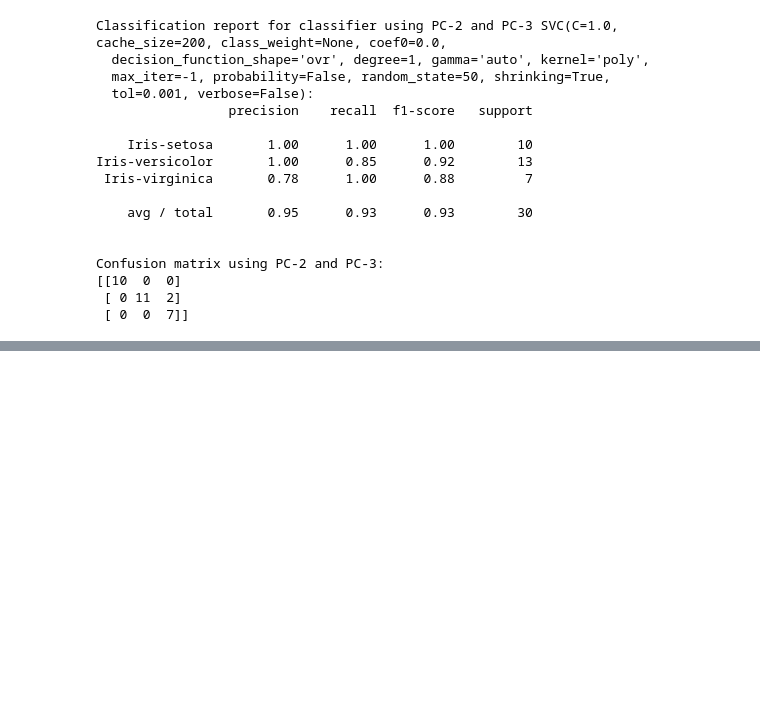
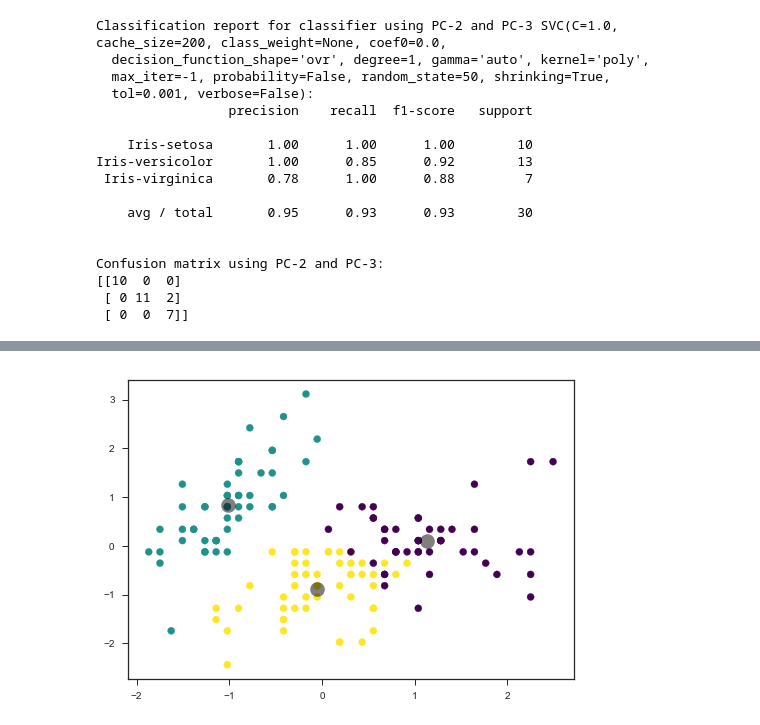
Before and after one commit to internetoftim/Data_Science_Samples, a Jupyter notebook: Iris Classification.ipynb, the cells around one changed output, grey strips where cells are left out. Drawn from its saved outputs; the diff is of its cells as text; code cells hidden in the pictures; blank space fills up the shorter version.

```diff
--- a/Iris Classification.ipynb
+++ b/Iris Classification.ipynb
@@ -367,0 +392,2 @@ Confusion matrix using PC-2 and PC-3:
+# %%
+iris_feat = iris_data.drop(['class'],axis=1)
@@ -367,0 +405,5 @@ Confusion matrix using PC-2 and PC-3:
+# %%
+kmeans = KMeans(n_clusters=3,random_state=1)
+kmeans.fit(iris_feat)
+y_3means = kmeans.predict(iris_feat)
+y_3means
@@ -367,0 +420,4 @@ Confusion matrix using PC-2 and PC-3:
+# %%
+iris_feats_norm = feat_normalizer.fit_transform(iris_feat)
+feat_cols = ['sepal_length', 'sepal_width', 'petal_length', 'petal_width']
+pd_feat_norm = pd.DataFrame(iris_feats_norm,columns=feat_cols)
@@ -367,0 +433,13 @@ Confusion matrix using PC-2 and PC-3:
+# %%
+kmeans = KMeans(n_clusters=3,random_state=1)
+kmeans.fit(pd_feat_norm)
+y_3means = kmeans.predict(pd_feat_norm)
+y_3means
+pd_feat_norm['predicted'] = y_3means
+# %%
+plt.scatter(pd_feat_norm.sepal_length, pd_feat_norm.sepal_width,c=y_3means, s=50, cmap='viridis')
+
+centers = kmeans.cluster_centers_
+plt.scatter(centers[:, 0], centers[:, 1], c='black', s=200, alpha=0.5);
+# %% [output]
+[figure, added]
```
Also changed, not shown: parts of 19 cells of this notebook.
